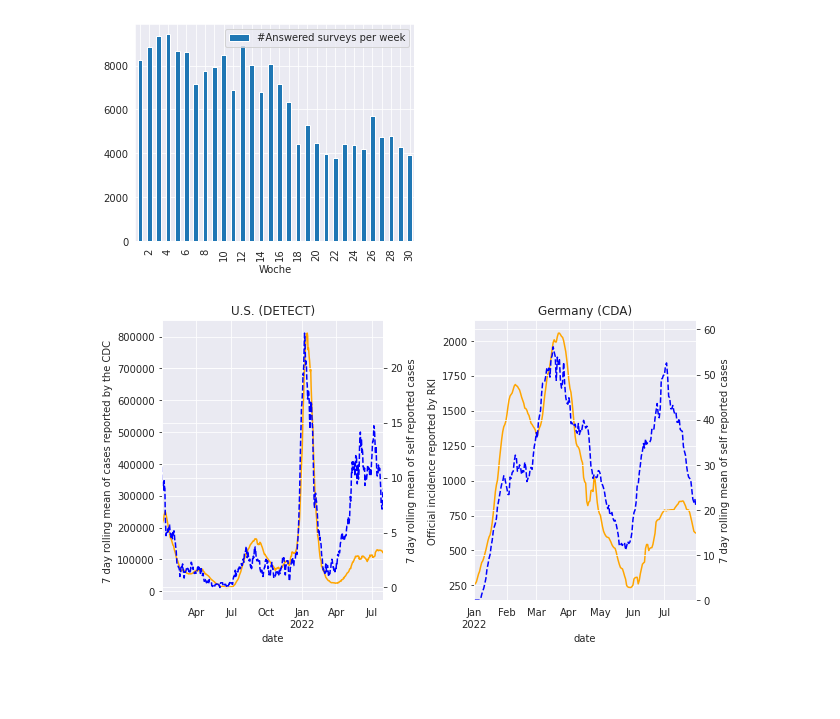
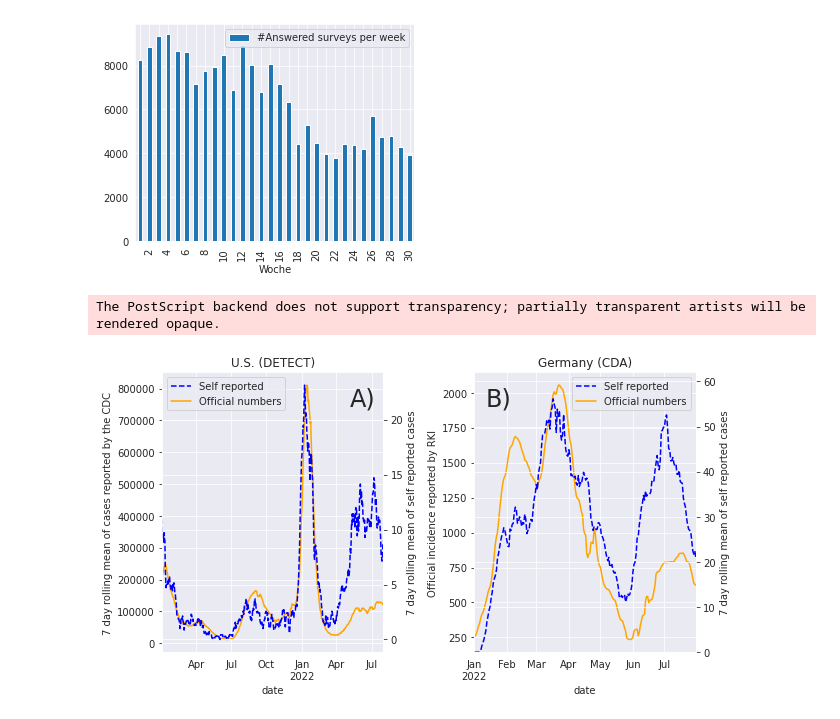
Before and after one commit to jakobkolb/ml-covid-nowcasting, a Jupyter notebook: model/reported_incidence.ipynb, the cells around one changed output. Saved outputs shown, nothing was run; the diff lists cells and outputs as text; code cells hidden in the pictures; blank space fills up the shorter version.

Commit message:
update reported incidence plot.

```diff
--- a/model/reported_incidence.ipynb
+++ b/model/reported_incidence.ipynb
@@ -1386,33 +1382,46 @@ style = {
     "reported": {"color": 'blue', 'style': '--', "legend": False},
     "official": {"color": "orange", "legend": False}}
 
 # plot detect data in left panel
 ax1a = axes[0]
 ax1b = ax1a.twinx()
 
+detect[['case count cdc']].plot(ax=ax1a, **style['official'])
 detect[['detect cases']].plot(ax=ax1b, **style['reported'])
-detect[['case count cdc']].plot(ax=ax1a, **style['official'])
 
 ax1a.set_ylabel('7 day rolling mean of cases reported by the CDC')
 ax1b.set_ylabel('7 day rolling mean of self reported cases')
 ax1a.set_title('U.S. (DETECT)')
 
 # plot cda data in the right panel
 
 ax2a = axes[1]
 ax2b = ax2a.twinx()
 
+cda[['case incidence rki']].plot(ax=ax2a, **style['official'])
 cda[['cda cases']].plot(ax=ax2b, **style['reported'])
-cda[['case incidence rki']].plot(ax=ax2a, **style['official'])
 
 ax2a.set_ylabel('Official incidence reported by RKI')
 ax2b.set_ylabel('7 day rolling mean of self reported cases')
 ax2b.set_title('Germany (CDA)')
 
 ax2b.set_ylim([0, 62])
 
+# label plots with A) and B) in upper left corner
+ax1a.text(0.85, 0.95, 'A)', transform=ax1a.transAxes, fontsize=24, verticalalignment='top')
+ax2a.text(0.05, 0.95, 'B)', transform=ax2a.transAxes, fontsize=24, verticalalignment='top')
+
+# Add legends
+labels = [ 'Self reported', 'Official numbers']
+blue_line = Line2D([0], [0], color='blue', linestyle='--', label='official incidence')
+red_line = Line2D([0], [0], color='orange', label='self reported incidence')
+ax1a.legend([blue_line, red_line], labels, loc='upper left')
+ax2a.legend([blue_line, red_line], labels, loc='upper right')
+
+
 fig.tight_layout()
 
 fig.savefig('reported_cases_comparison.eps')
 # %% [output]
+The PostScript backend does not support transparency; partially transparent artists will be rendered opaque.
-[figure, old version]
+[figure, new version]
```
Also changed, not shown: parts of 1 cell of this notebook, 1 other file.
